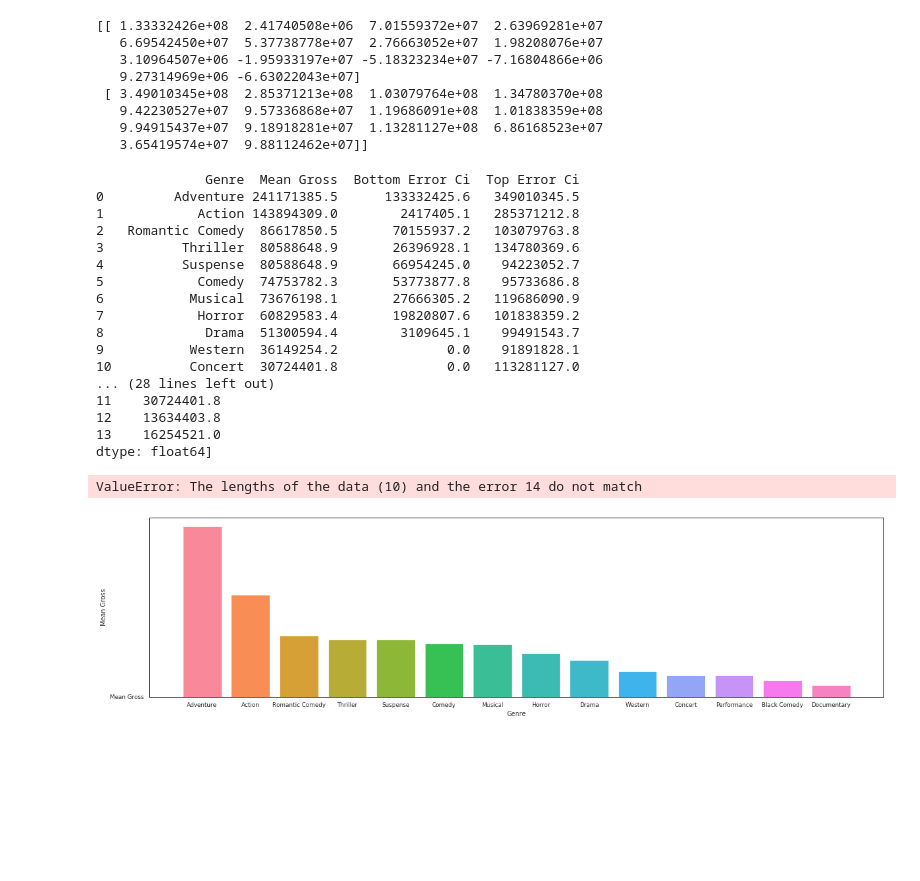
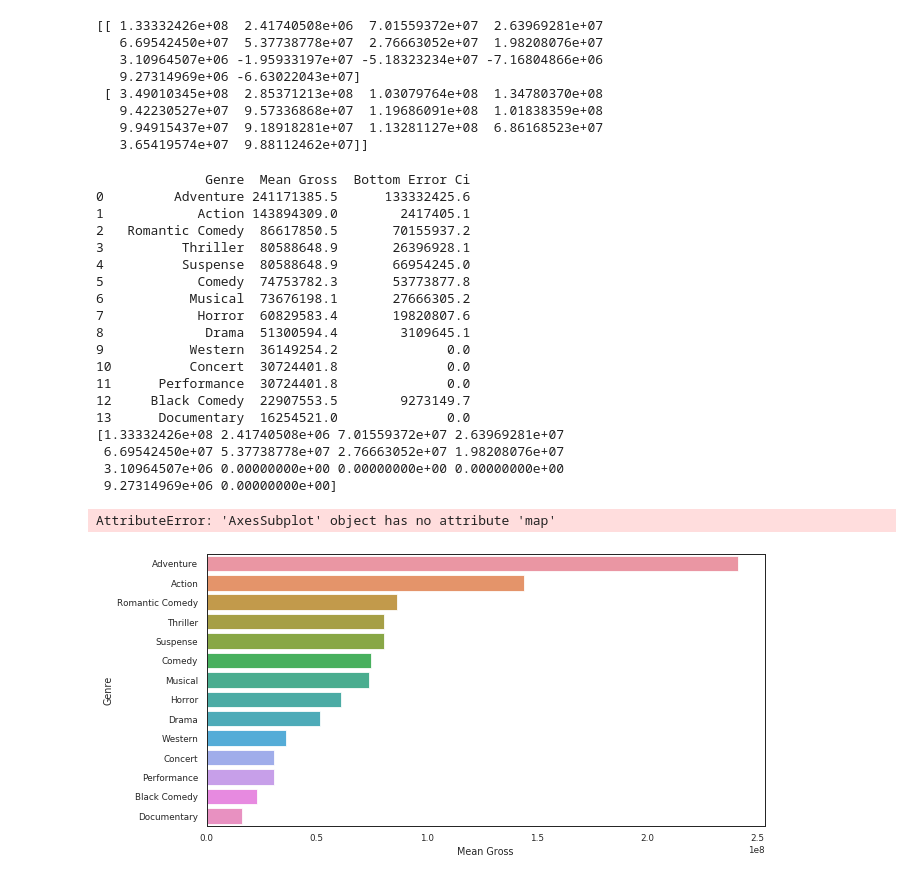
Before and after one commit to ioannapap/movies_data-mining_analysis, a Jupyter notebook: movies_analysis.ipynb, the cells around one changed output. Saved outputs shown, nothing was run; the diff lists cells and outputs as text; code cells hidden in the pictures; blank space fills up the shorter version.

```diff
--- a/movies_analysis.ipynb
+++ b/movies_analysis.ipynb
@@ -510,52 +510,56 @@ print(conf_int)
 # putting ci lower and ci upper in or m_gross_genre1_df DataFrame
 # ready to make the barplot with confidence intervals
 m_gross_genre1_df['Bottom Error Ci'] = conf_int[0]
-m_gross_genre1_df['Top Error Ci'] = conf_int[1]
+#m_gross_genre1_df['Top Error Ci'] = conf_int[1]
 
 
 m_gross_genre1_df.reset_index(drop = True, inplace = True)
 
 
 m_gross_genre1_df['Bottom Error Ci'] = m_gross_genre1_df['Bottom Error Ci'].mask(m_gross_genre1_df['Bottom Error Ci'] < 0, 0)
-yerror = [m_gross_genre1_df['Top Error Ci'] - m_gross_genre1_df['Mean Gross'], m_gross_genre1_df['Mean Gross'] - m_gross_genre1_df['Bottom Error Ci']]
+xerror = m_gross_genre1_df['Bottom Error Ci']
 
+#yerror = m_gross_genre1_df['Top Error Ci'] -  m_gross_genre1_df['Bottom Error Ci']
 
 
 print(m_gross_genre1_df)
-print(yerror)
+xerror = np.array(xerror)
+print(xerror)
 # %% [output]
-              Genre  Mean Gross  Bottom Error Ci  Top Error Ci
-0         Adventure 241171385.5      133332425.6   349010345.5
-1            Action 143894309.0        2417405.1   285371212.8
-2   Romantic Comedy  86617850.5       70155937.2   103079763.8
-3          Thriller  80588648.9       26396928.1   134780369.6
-4          Suspense  80588648.9       66954245.0    94223052.7
-5            Comedy  74753782.3       53773877.8    95733686.8
-6           Musical  73676198.1       27666305.2   119686090.9
-7            Horror  60829583.4       19820807.6   101838359.2
-8             Drama  51300594.4        3109645.1    99491543.7
-9           Western  36149254.2              0.0    91891828.1
-10          Concert  30724401.8              0.0   113281127.0
-... (28 lines left out)
-11    30724401.8
-12    13634403.8
-13    16254521.0
-dtype: float64]
+              Genre  Mean Gross  Bottom Error Ci
+0         Adventure 241171385.5      133332425.6
+1            Action 143894309.0        2417405.1
+2   Romantic Comedy  86617850.5       70155937.2
+3          Thriller  80588648.9       26396928.1
+4          Suspense  80588648.9       66954245.0
+5            Comedy  74753782.3       53773877.8
+6           Musical  73676198.1       27666305.2
+7            Horror  60829583.4       19820807.6
+8             Drama  51300594.4        3109645.1
+9           Western  36149254.2              0.0
+10          Concert  30724401.8              0.0
+11      Performance  30724401.8              0.0
+12     Black Comedy  22907553.5        9273149.7
+13      Documentary  16254521.0              0.0
+[1.33332426e+08 2.41740508e+06 7.01559372e+07 2.63969281e+07
+ 6.69542450e+07 5.37738778e+07 2.76663052e+07 1.98208076e+07
+ 3.10964507e+06 0.00000000e+00 0.00000000e+00 0.00000000e+00
+ 9.27314969e+06 0.00000000e+00]
 # %%
 #making the barplot of Mean Worldwide Gross per Genre
-plt.figure(figsize=(20, 5))
-sns.barplot(x = 'Genre', y = 'Mean Gross', saturation = 1, data = m_gross_genre1_df)
+plt.figure(figsize=(10, 5))
 
-plt.errorbar(x = 'Genre', y = 'Mean Gross', yerr = yerror, c = 'r')
+a = sns.barplot(x = 'Mean Gross', y = 'Genre', data = m_gross_genre1_df)
+a.map(plt.errorbar, x, y, xerr = xerror )
 
 plt.title('Mean Worldwide Gross per Genre', color = 'black', fontsize = 18)
-plt.xlabel('Genre', fontsize = 14)
-plt.ylabel('Mean Worldwide Gross', fontsize = 14)
+plt.xlabel('Mean Worldwide Gross', fontsize = 14)
+plt.ylabel('Genre', fontsize = 14)
 
 plt.savefig('mean_gross_genre_barplot.png')
 # %% [output]
-ValueError: The lengths of the data (10) and the error 14 do not match
+AttributeError: 'AxesSubplot' object has no attribute 'map'
-[figure, old version]
+[figure, new version]
 # %%
 #making Production Budget and Worldwide Gross Scatterplot ----my data mining problem------
 plt.figure(figsize=(10, 5))
```
Also changed, not shown: parts of 9 cells of this notebook.
